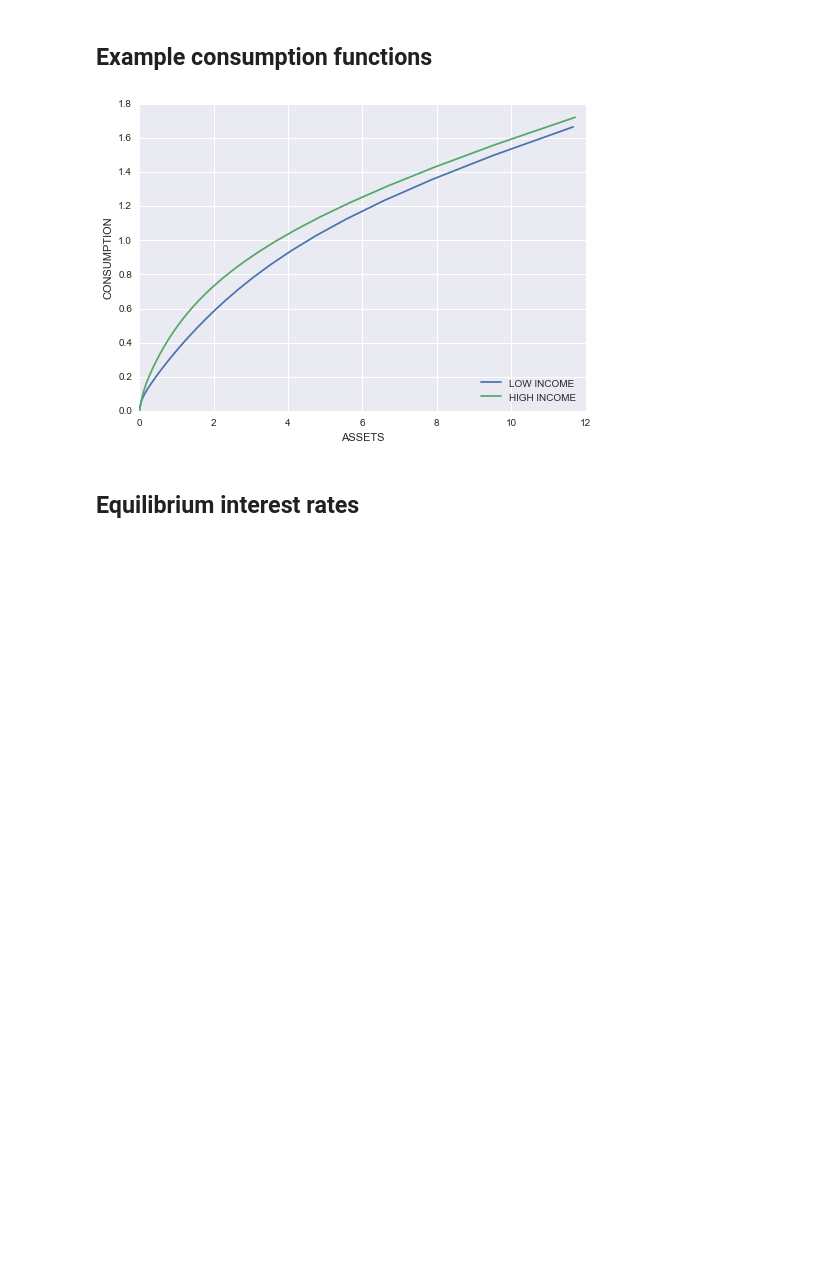
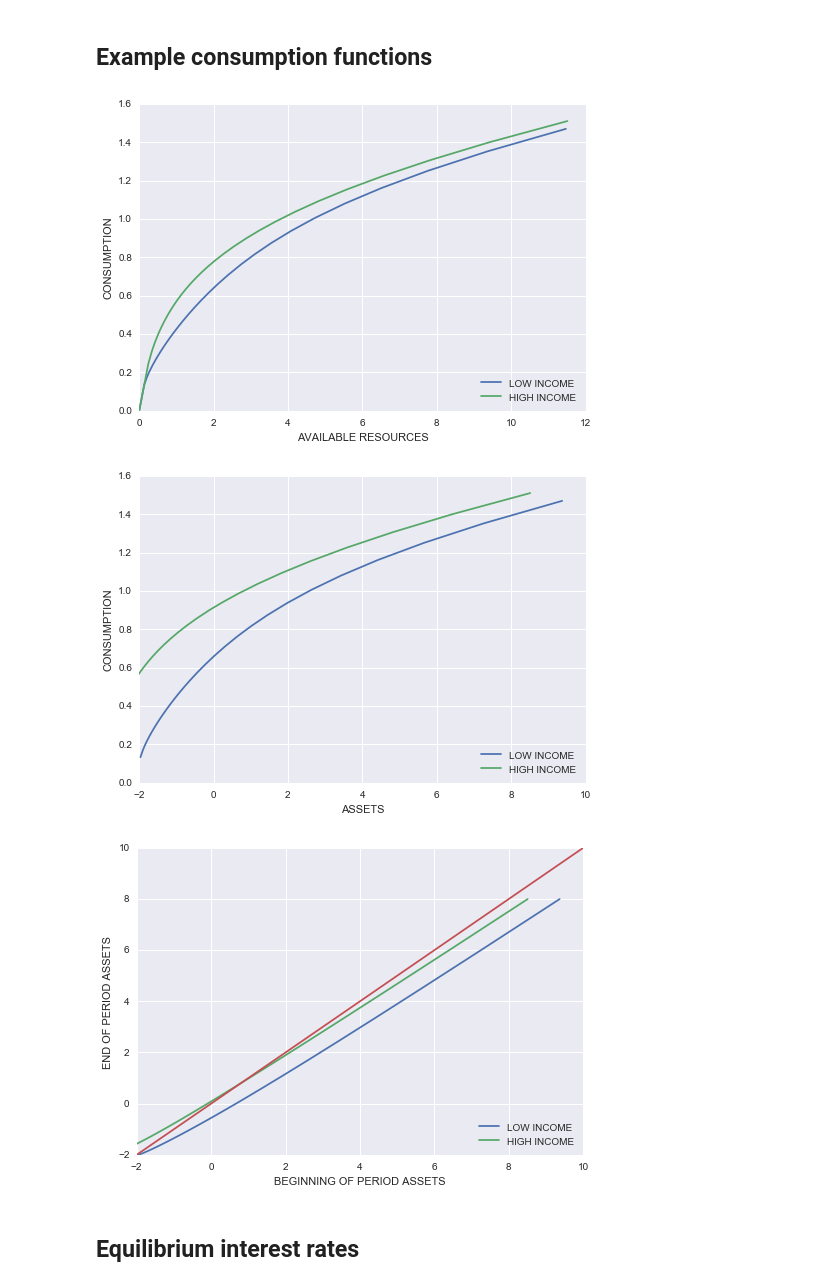
Before and after one commit to stanmart/ma-thesis-ceu, a Jupyter notebook: huggett/huggett_nb_prof.ipynb, the cells around one changed output. Cells and saved outputs as stored; diff of their text form; code cells hidden in the pictures; blank space fills up the shorter version.

```diff
--- a/huggett/huggett_nb_prof.ipynb
+++ b/huggett/huggett_nb_prof.ipynb
@@ -47,17 +48,41 @@ SHOCKS = np.random.rand(5000, 1000)
 # %% [markdown]
 ## Example consumption functions
 # %%
-GRIDS = get_policy_functions(0.03, PARAMS[-1][3])
+GRIDS = get_policy_functions(0, 0, PARAMS[2][2])
+
 plt.figure()
 plt.plot(np.vstack((np.zeros((1, 2)), GRIDS['m'])),
          np.vstack((np.zeros((1, 2)), GRIDS['c']))
          )
+plt.xlabel('AVAILABLE RESOURCES')
+plt.ylabel('CONSUMPTION')
+plt.legend(['LOW INCOME', 'HIGH INCOME'], loc=4)
+plt.show()
+
+plt.figure()
+plt.plot(GRIDS['s'],
+         GRIDS['c']
+         )
 plt.xlabel('ASSETS')
 plt.ylabel('CONSUMPTION')
 plt.legend(['LOW INCOME', 'HIGH INCOME'], loc=4)
+plt.xlim((-2, 10))
 plt.show()
+
+plt.figure()
+plt.plot(GRIDS['s'],
+         np.transpose(np.tile(GRIDS['a'], (2,1)))
+         )
+plt.plot([-2, 10], [-2, 10])
+plt.xlabel('BEGINNING OF PERIOD ASSETS')
+plt.ylabel('END OF PERIOD ASSETS')
+plt.legend(['LOW INCOME', 'HIGH INCOME'], loc=4)
+plt.xlim((-2, 10))
+plt.show()
 # %% [output]
-[figure, old version]
+[figure, new version]
+[figure, added]
+[figure, added]
 # %% [markdown]
 ## Equilibrium interest rates
 # %%
```
Also changed, not shown: parts of 1 cell of this notebook, 2 other files.
